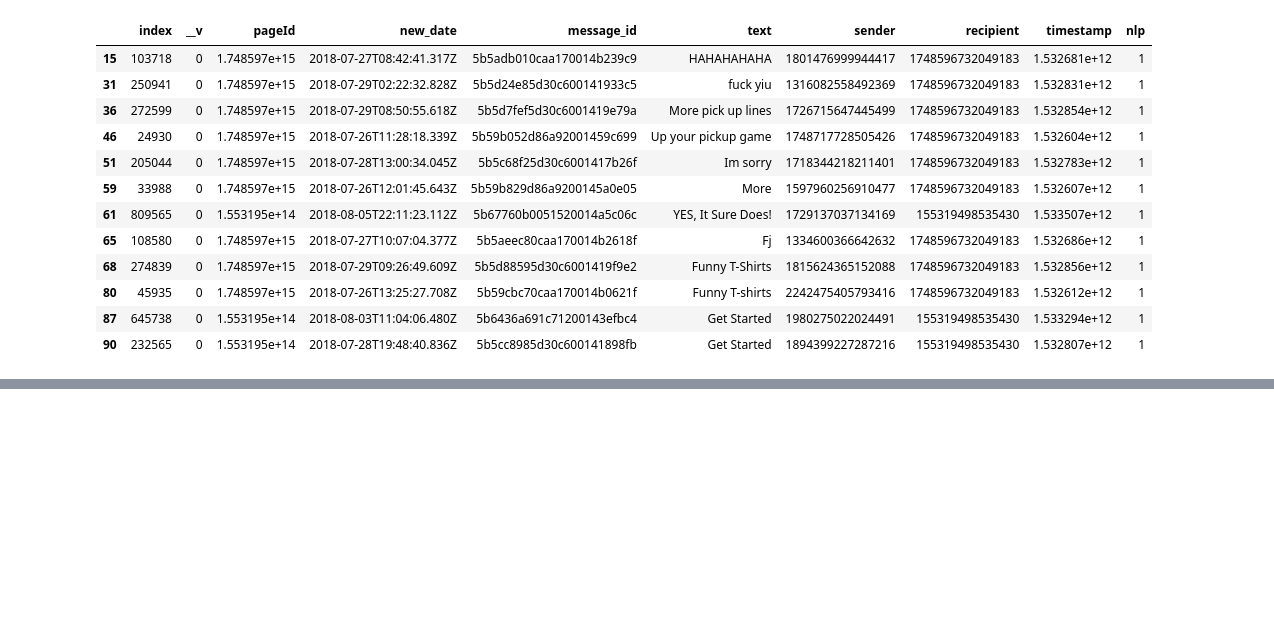
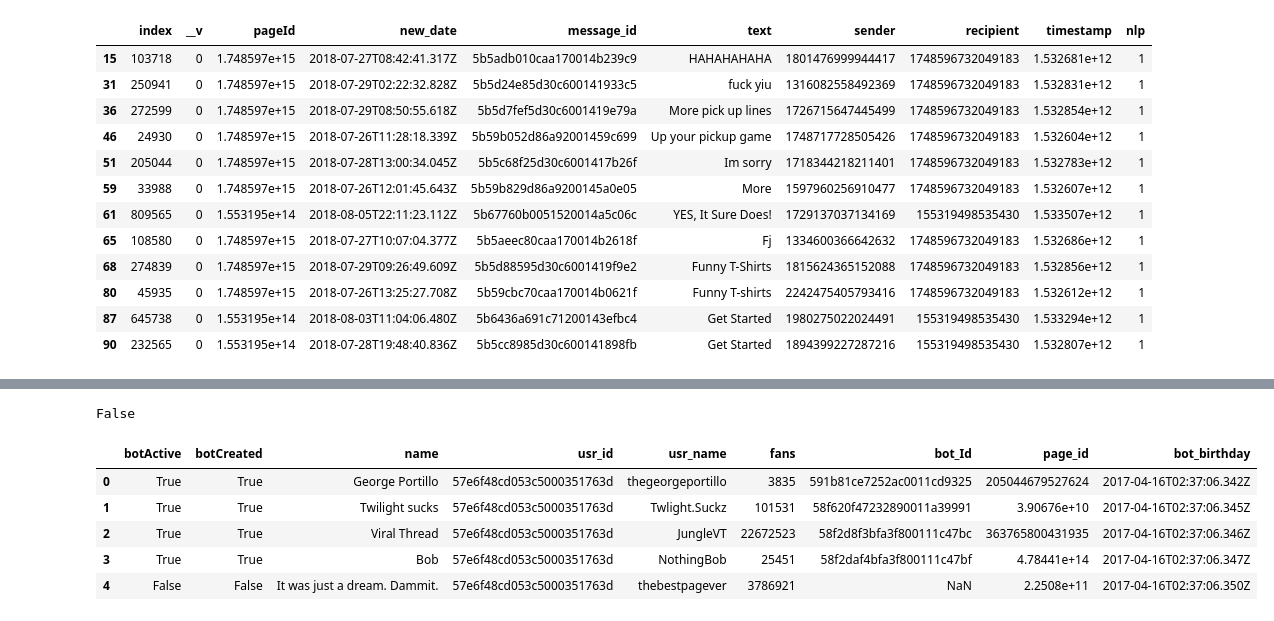
Before and after one commit to williamcottrell72/CrayBot, a Jupyter notebook: ChatBotAnalysis.ipynb, the cells around one changed output, grey strips where cells are left out. Saved outputs shown, nothing was run; the diff lists cells and outputs as text; code cells hidden in the pictures; blank space fills up the shorter version.

```diff
--- a/ChatBotAnalysis.ipynb
+++ b/ChatBotAnalysis.ipynb
@@ -116,0 +361,13 @@ res[res.nlp==1]
+# %%
+merge2['follower_id'][2] in cp['page_id']
+# %% [output]
+False
+# %%
+cp.head()
+# %% [output]
+|  | botActive | botCreated | name | usr_id | usr_name | fans | bot_Id | page_id | bot_birthday |
+| 0 | True | True | George Portillo | 57e6f48cd053c5000351763d | thegeorgeportillo | 3835 | 591b81ce7252ac0011cd9325 | 205044679527624 | 2017-04-16T02:37:06.342Z |
+| 1 | True | True | Twilight sucks | 57e6f48cd053c5000351763d | Twlight.Suckz | 101531 | 58f620f47232890011a39991 | 3.90676e+10 | 2017-04-16T02:37:06.345Z |
+| 2 | True | True | Viral Thread | 57e6f48cd053c5000351763d | JungleVT | 22672523 | 58f2d8f3bfa3f800111c47bc | 363765800431935 | 2017-04-16T02:37:06.346Z |
+| 3 | True | True | Bob | 57e6f48cd053c5000351763d | NothingBob | 25451 | 58f2daf4bfa3f800111c47bf | 4.78441e+14 | 2017-04-16T02:37:06.347Z |
+| 4 | False | False | It was just a dream. Dammit. | 57e6f48cd053c5000351763d | thebestpagever | 3786921 | NaN | 2.2508e+11 | 2017-04-16T02:37:06.350Z |
```
Also changed, not shown: parts of 29 cells of this notebook, 23 other files.
